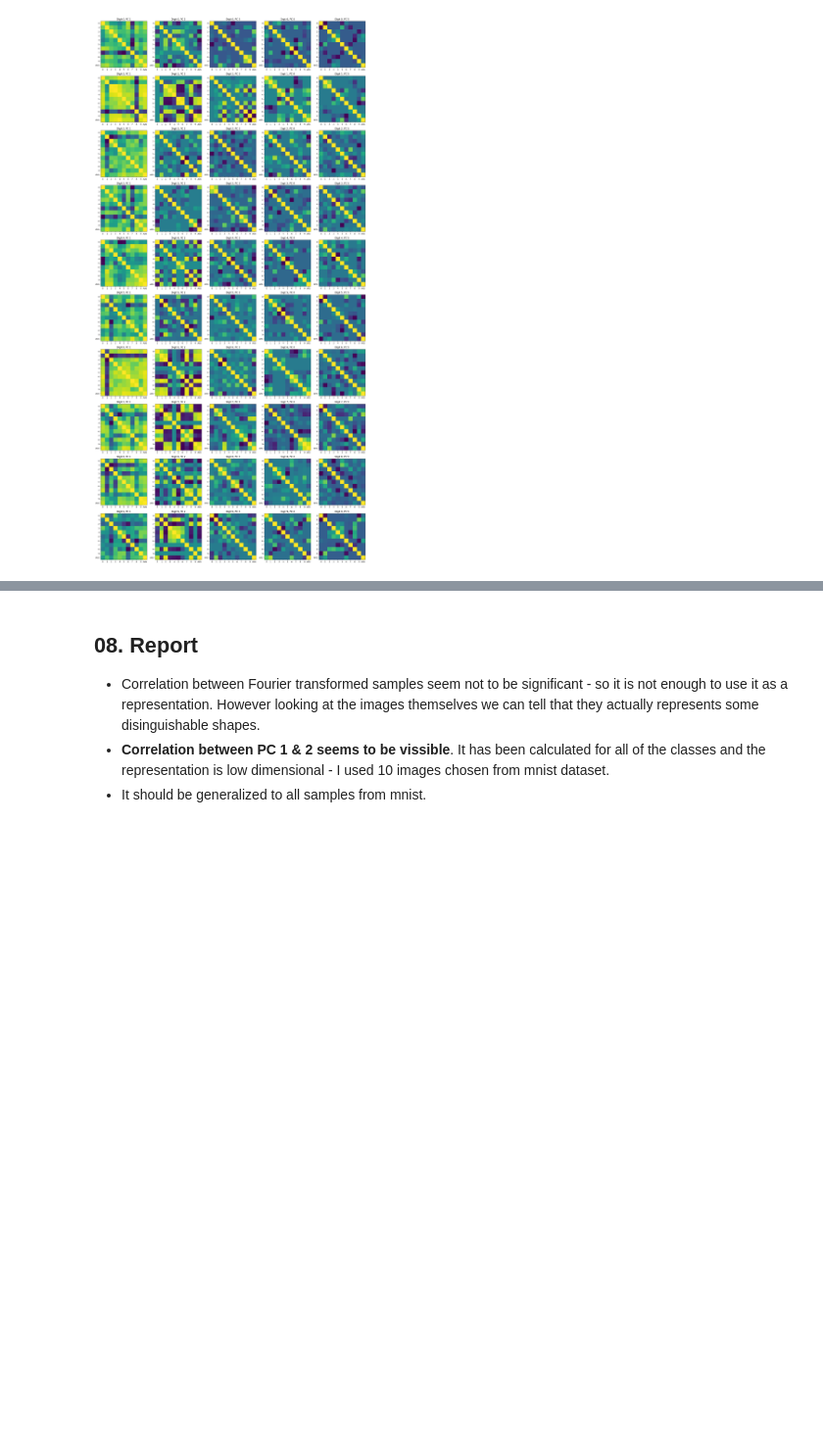
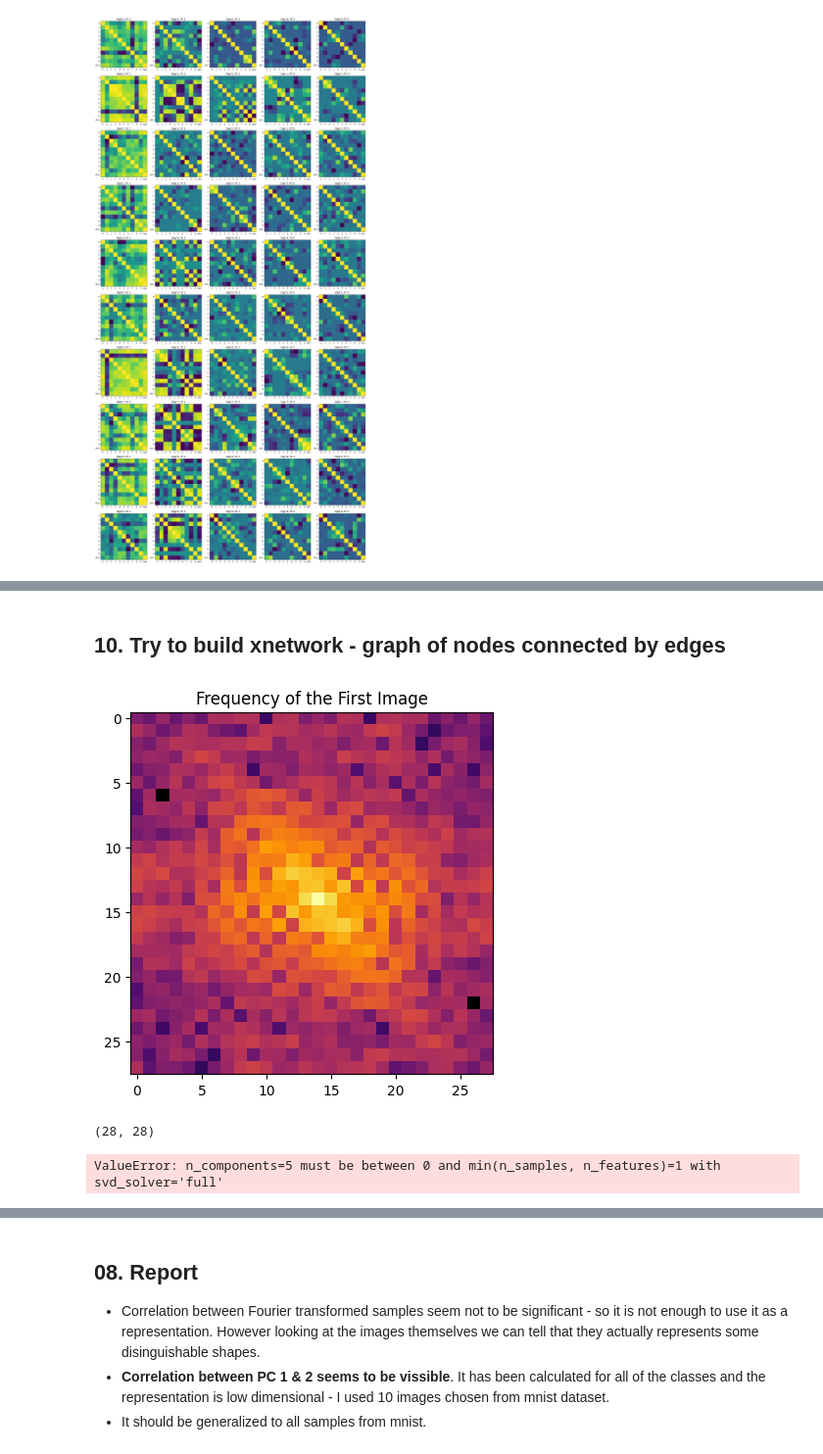
Before and after one commit to ewaMiazga/ai-lab-work, a Jupyter notebook: fourier-mnist-experiments.ipynb, the cells around one changed output, grey strips where cells are left out. Shown at 98% size. Cells and saved outputs as stored; diff of their text form; code cells hidden in the pictures; blank space fills up the shorter version.

```diff
--- a/fourier-mnist-experiments.ipynb
+++ b/fourier-mnist-experiments.ipynb
@@ -327,0 +382,55 @@ plt.show()
+# %% [markdown]
+## 10. Try to build xnetwork - graph of nodes connected by edges
+# %%
+
+import networkx as nx
+
+# Extract key frequency components using PCA
+def extract_main_components(magnitude_spectrum, num_components=10):
+    flat_fft = magnitude_spectrum.flatten().reshape(1, -1)  # Reshape for PCA
+    pca = PCA(n_components=num_components)
+    pca_transformed = pca.fit_transform(flat_fft)
+    #principal_components = pca.components_
+    return pca.components_.reshape(num_components, magnitude_spectrum.shape[0], magnitude_spectrum.shape[1])
+
+# Build a graph where nodes represent dominant frequency components
+def build_graph_from_fft(magnitude_spectrum, num_nodes=20):
+    indices = np.unravel_index(np.argsort(magnitude_spectrum.ravel())[-num_nodes:], magnitude_spectrum.shape)
+    freq_points = list(zip(indices[0], indices[1]))  # (row, col) of top frequency points
+
+    G = nx.Graph()
+    for i, (x, y) in enumerate(freq_points):
+        G.add_node(i, pos=(x, y), weight=magnitude_spectrum[x, y])
+
+    # Connect nodes based on distance in frequency space
+    for i in range(len(freq_points)):
+        for j in range(i + 1, len(freq_points)):
+            dist = np.linalg.norm(np.array(freq_points[i]) - np.array(freq_points[j]))
+            G.add_edge(i, j, weight=1.0 / (1 + dist))  # Inverse distance as edge weight
+
+    return G
+
+# Visualize the graph
+def visualize_graph(G):
+    pos = nx.get_node_attributes(G, 'pos')
+    weights = [G[u][v]['weight'] for u, v in G.edges()]
+
+    plt.figure(figsize=(8, 6))
+    nx.draw(G, pos, with_labels=True, node_size=300, edge_color=weights, width=2, edge_cmap=plt.cm.Blues)
+    plt.title("Graph Representation of Fourier Components")
+    plt.show()
+
+# Main pipeline
+# visualize frequencies[0]
+plt.imshow(frequencies[0], cmap="inferno")
+plt.title("Frequency of the First Image")
+plt.show()
+print(frequencies[0].shape)
+
+fft_shifted, magnitude_spectrum = extract_main_components(frequencies[0], 5)
+graph = build_graph_from_fft(magnitude_spectrum, 2)
+visualize_graph(graph)
+# %% [output]
+[figure, added]
+(28, 28)
+ValueError: n_components=5 must be between 0 and min(n_samples, n_features)=1 with svd_solver='full'
```
Also changed, not shown: parts of 8 cells of this notebook.
